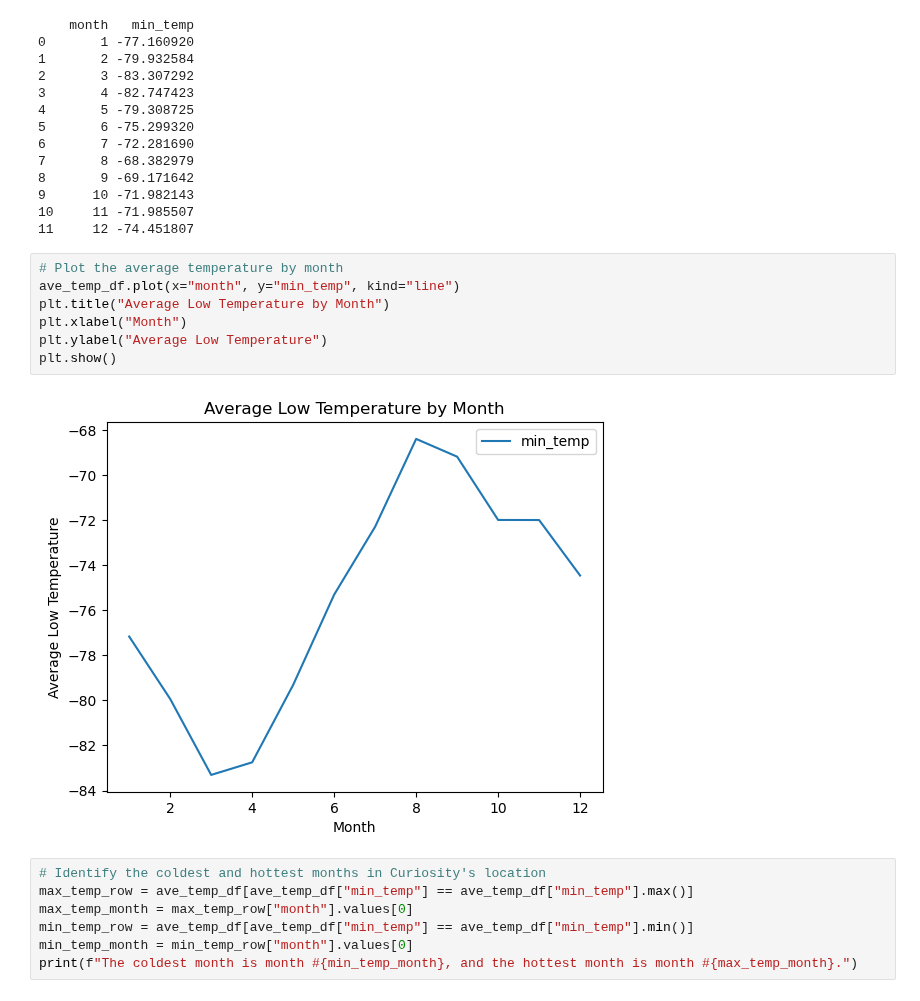
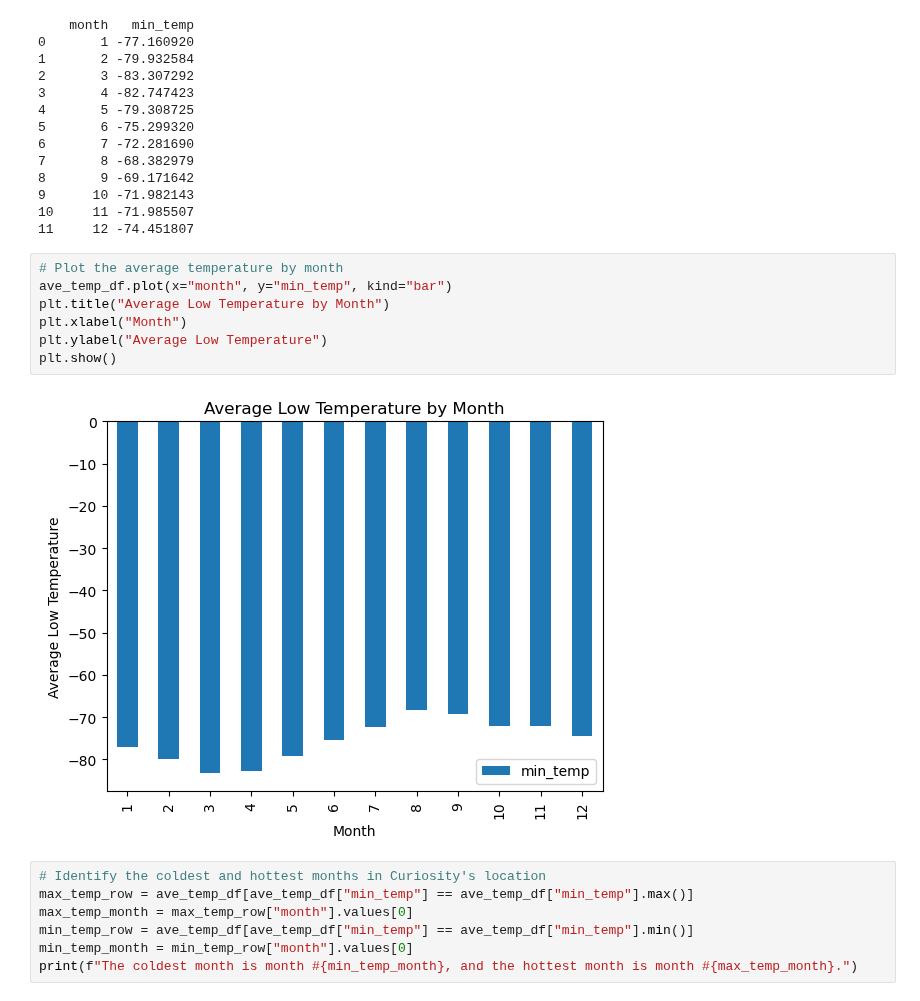
Before and after one commit to smruth17/data_collection, a Jupyter notebook: part_2_mars_weather.ipynb, the cells around one changed output. Saved outputs shown, nothing was run; the diff lists cells and outputs as text.

```diff
--- a/part_2_mars_weather.ipynb
+++ b/part_2_mars_weather.ipynb
@@ -189,13 +188,13 @@ print(ave_temp_df)
 11     12 -74.451807
 # %%
 # Plot the average temperature by month
-ave_temp_df.plot(x="month", y="min_temp", kind="line")
+ave_temp_df.plot(x="month", y="min_temp", kind="bar")
 plt.title("Average Low Temperature by Month")
 plt.xlabel("Month")
 plt.ylabel("Average Low Temperature")
 plt.show()
 # %% [output]
-[figure, old version]
+[figure, new version]
 # %%
 # Identify the coldest and hottest months in Curiosity's location
 max_temp_row = ave_temp_df[ave_temp_df["min_temp"] == ave_temp_df["min_temp"].max()]
```
Also changed, not shown: parts of 5 cells of this notebook, 2 other files.
